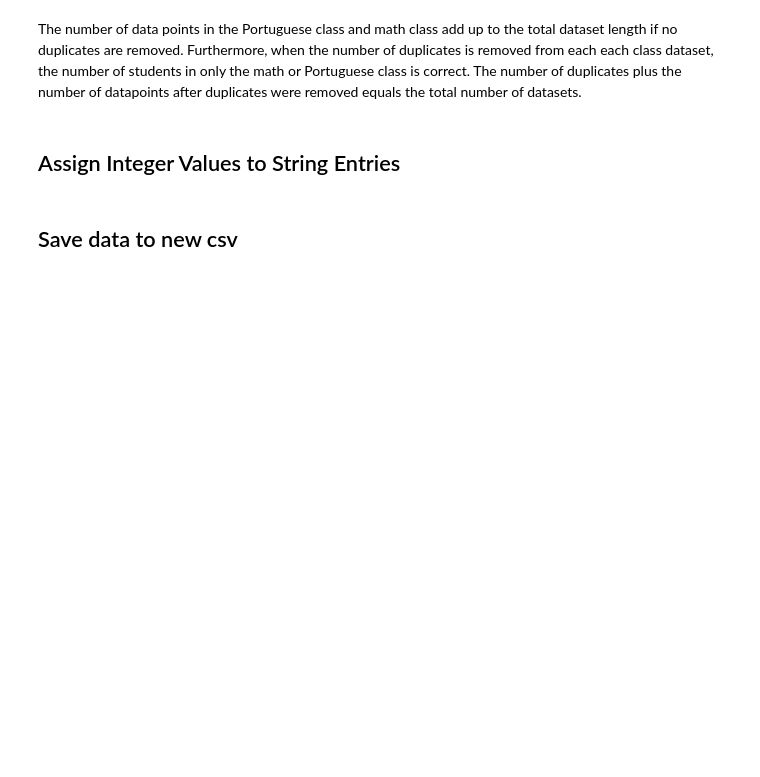
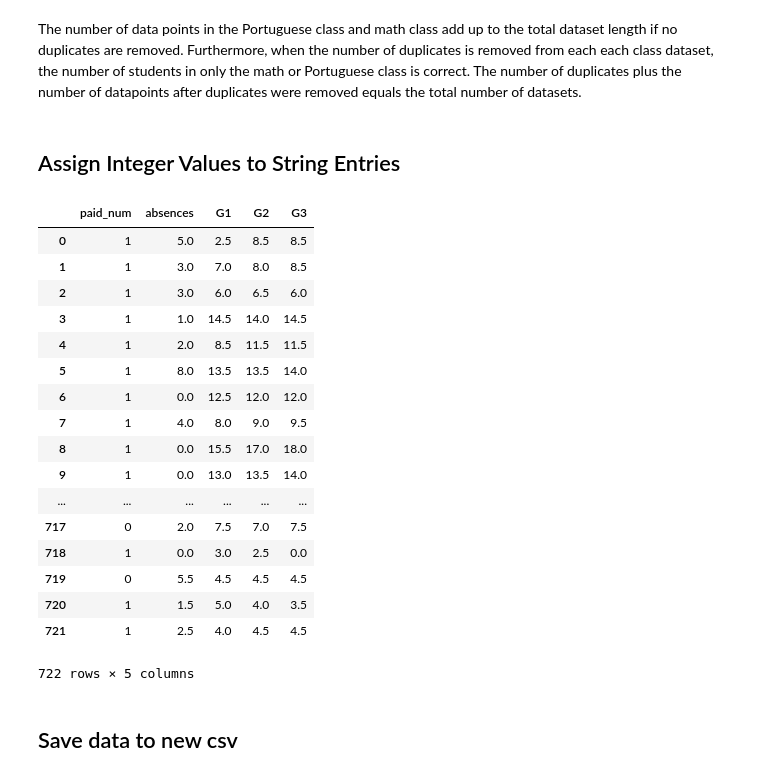
Before and after one commit to fagan2888/DataSci_Final_Project, a Jupyter notebook: Milestone/Milestone.ipynb, the cells around one changed output. Drawn from its saved outputs; the diff is of its cells as text; code cells hidden in the pictures; blank space fills up the shorter version.

```diff
--- a/Milestone/Milestone.ipynb
+++ b/Milestone/Milestone.ipynb
@@ -239,6 +239,36 @@ bothclass['internet_num'] = bothclass['internet'].map({'yes':0, 'no':1})
 bothclass['romantic_num'] = bothclass['romantic'].map({'yes':0, 'no':1})
 bothclass['paid_port_num'] = bothclass['paid_port'].map({'yes':0, 'no':1})
 bothclass['paid_math_num'] = bothclass['paid_math'].map({'yes':0, 'no':1})
+# %%
+#combine columns that are class-dependent
+bothclass = bothclass.fillna(value=0)
+bothclass['paid_num'] = bothclass['paid_port_num'] + bothclass['paid_math_num'] #number of paid classes
+bothclass['paid_num'] = bothclass['paid_num'].map({2:1, 1:1, 0:0}) #make 1 or 0 value rather than 0, 1, or 2
+bothclass['absences'] = (bothclass['absences_port'] + bothclass['absences_math'])/2 #average absences per class
+bothclass['G1'] = (bothclass['G1_port'] + bothclass['G1_math'])/2 #average first period grade
+bothclass['G2'] = (bothclass['G2_port'] + bothclass['G2_math'])/2 #average second period grade
+bothclass['G3'] = (bothclass['G3_port'] + bothclass['G3_math'])/2 #average third period grade
+
+bothclass[['paid_num','absences','G1','G2','G3']]
+# %% [output]
+|  | paid_num | absences | G1 | G2 | G3 |
+| 0 | 1 | 5.0 | 2.5 | 8.5 | 8.5 |
+| 1 | 1 | 3.0 | 7.0 | 8.0 | 8.5 |
+| 2 | 1 | 3.0 | 6.0 | 6.5 | 6.0 |
+| 3 | 1 | 1.0 | 14.5 | 14.0 | 14.5 |
+| 4 | 1 | 2.0 | 8.5 | 11.5 | 11.5 |
+| 5 | 1 | 8.0 | 13.5 | 13.5 | 14.0 |
+| 6 | 1 | 0.0 | 12.5 | 12.0 | 12.0 |
+| 7 | 1 | 4.0 | 8.0 | 9.0 | 9.5 |
+| 8 | 1 | 0.0 | 15.5 | 17.0 | 18.0 |
+| 9 | 1 | 0.0 | 13.0 | 13.5 | 14.0 |
+| ... | ... | ... | ... | ... | ... |
+| 717 | 0 | 2.0 | 7.5 | 7.0 | 7.5 |
+| 718 | 1 | 0.0 | 3.0 | 2.5 | 0.0 |
+| 719 | 0 | 5.5 | 4.5 | 4.5 | 4.5 |
+| 720 | 1 | 1.5 | 5.0 | 4.0 | 3.5 |
+| 721 | 1 | 2.5 | 4.0 | 4.5 | 4.5 |
+722 rows × 5 columns
 # %% [markdown]
 ## Save data to new csv
 # %%
```
Also changed, not shown: parts of 8 cells of this notebook, 1 other file.
